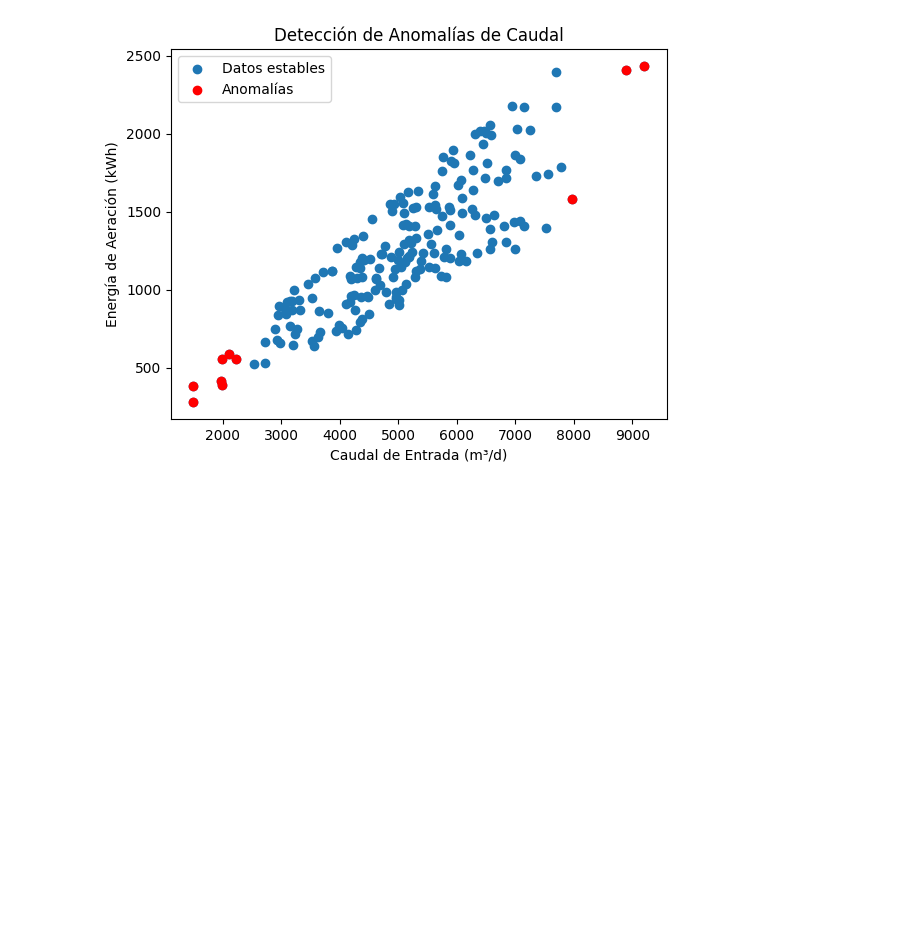
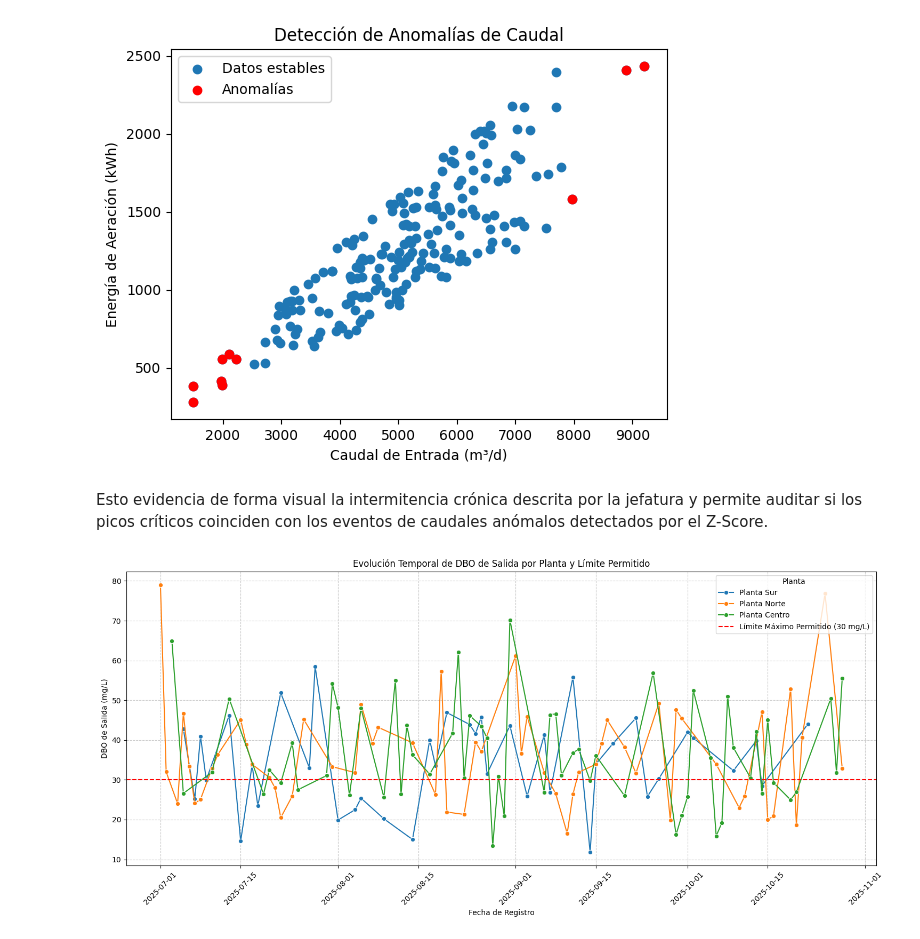
Before and after one commit to amida96/ciencia-de-datos-semana-8, a Jupyter notebook: ciencia_de_datos_sem_8.ipynb, the cells around one changed output. Cells and saved outputs as stored; diff of their text form; code cells hidden in the pictures; blank space fills up the shorter version.

```diff
--- a/ciencia_de_datos_sem_8.ipynb
+++ b/ciencia_de_datos_sem_8.ipynb
@@ -207,3 +207,19 @@ plt.legend()
 plt.show()
 # %% [output]
 [figure]
+# %% [markdown]
+Esto evidencia de forma visual la intermitencia crónica descrita por la jefatura y permite auditar si los picos críticos coinciden con los eventos de caudales anómalos detectados por el Z-Score.
+# %%
+plt.figure(figsize=(15, 7))
+sns.lineplot(data=data_operativa, x='fecha_registro', y='DBO_salida_mg_L', hue='planta', marker='o', errorbar=None)
+plt.axhline(y=30, color='r', linestyle='--', label='Límite Máximo Permitido (30 mg/L)')
+plt.title('Evolución Temporal de DBO de Salida por Planta y Límite Permitido')
+plt.xlabel('Fecha de Registro')
+plt.ylabel('DBO de Salida (mg/L)')
+plt.grid(True, linestyle='--', alpha=0.7)
+plt.legend(title='Planta')
+plt.xticks(rotation=45)
+plt.tight_layout()
+plt.show()
+# %% [output]
+[figure, added]
```
Also changed, not shown: parts of 4 cells of this notebook.
